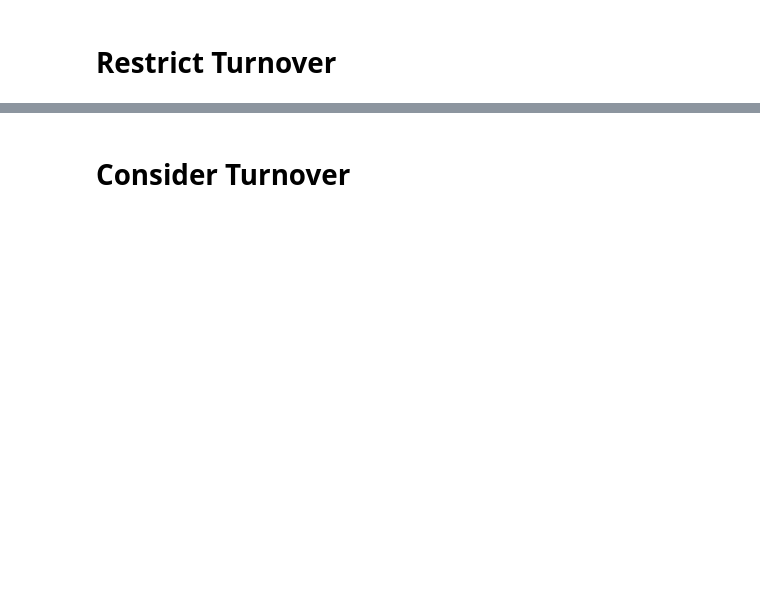
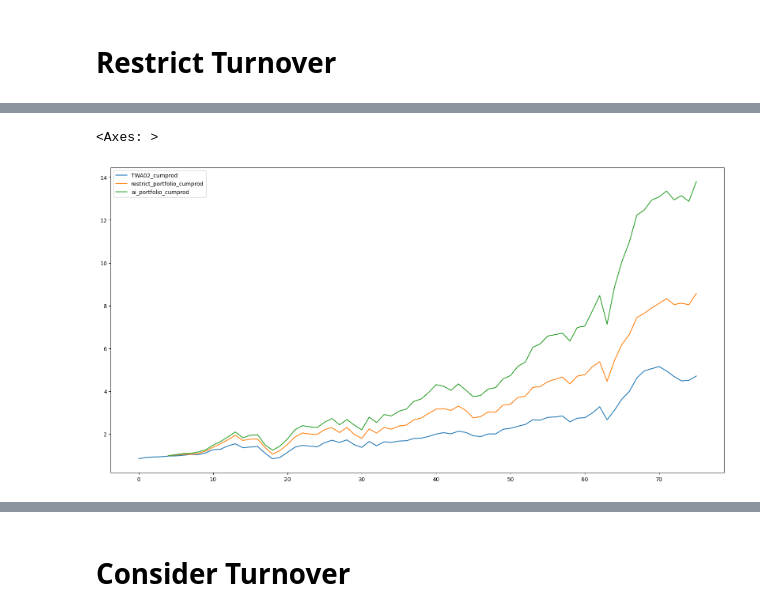
Before and after one commit to vayvay0993/hidiv, a Jupyter notebook: main_04_select_data.ipynb, the cells around one changed output, grey strips where cells are left out. Drawn from its saved outputs; the diff is of its cells as text; code cells hidden in the pictures; blank space fills up the shorter version.

Commit message:
benchmark compare

```diff
--- a/main_04_select_data.ipynb
+++ b/main_04_select_data.ipynb
@@ -298,7 +335,8 @@ df_select_filter_dividends_yield = df_select_filter_dividends_yield.reset_index(
 df_select_filter_dividends_yield_top_50 = df_select_filter_dividends_yield.groupby('date').apply(top_n, n=50, columns=['predict_rank'], ascending=[True])
 
 df_select_filter_dividends_yield_top_50.reset_index(drop=True, inplace=True)
-df_select_filter_dividends_yield_top_50_return = df_select_filter_dividends_yield_top_50.groupby('date')['y'].mean()
+# df_select_filter_dividends_yield_top_50_return = df_select_filter_dividends_yield_top_50.groupby('date')['y'].mean()
+df_select_filter_dividends_yield_top_50_return = df_select_filter_dividends_yield_top_50.groupby('date')['rebalance_period_return'].mean()
 print("不做選股Buffer | 只排序 1.模型預測")
 print(f"SR: {((df_select_filter_dividends_yield_top_50_return + 1).prod() ** (4/len(df_select_filter_dividends_yield_top_50_return)) -1 ) / (df_select_filter_dividends_yield_top_50_return.std() * np.sqrt(4)):.2f}")
 # Assuming your DataFrame is named df_returns
@@ -402,7 +441,8 @@ for i in range(apply_restrict_index, len(reb_lst)):
     df_restrict_result = pd.concat([df_restrict_result, df_restrict_result_temp], axis=0)
 
 df_restrict_result.reset_index(drop=True, inplace=True)
-df_restrict_result_return = df_restrict_result.groupby('date')['y'].mean()
+# df_restrict_result_return = df_restrict_result.groupby('date')['y'].mean()
+df_restrict_result_return = df_restrict_result.groupby('date')['rebalance_period_return'].mean()
 
 print(f'./data/model/{model_folder_name}/df_restrict_result_{apply_restrict_index}_{base_portfolio_number}_{restrict_portfolio_number}')
 df_restrict_result.to_feather(f'./data/model/{model_folder_name}/df_restrict_result_{apply_restrict_index}_{base_portfolio_number}_{restrict_portfolio_number}.feather')
@@ -420,0 +463,10 @@ Std: 19.52%
+# %%
+df_restrict_portfolio = pd.DataFrame(df_restrict_result_return).reset_index()
+df_restrict_portfolio.columns = ['date','restrict_portfolio']
+df_restrict_portfolio['restrict_portfolio'] = df_restrict_portfolio['restrict_portfolio'] + 1
+
+df_portfolio = pd.DataFrame(df_select_filter_dividends_yield_top_50_return).reset_index()
+df_portfolio.columns = ['date','ai_portfolio']
+df_portfolio['ai_portfolio'] = df_portfolio['ai_portfolio'] + 1
+# %%
+df_benchmarks_all = pd.read_excel('./data/benchmarks.xlsx')
@@ -420,0 +488,27 @@ Std: 19.52%
+# %%
+df_benchmarks_temp = df_benchmarks_all[['日期','TWA02']].copy()
+df_benchmarks_temp.columns = ['date','TWA02']
+df_benchmarks_temp.dropna(inplace=True)
+# change the date format to datetime
+df_benchmarks_temp['date'] = pd.to_datetime(df_benchmarks_temp['date'], format='%Y/%m/%d')
+df_benchmarks_temp.sort_values('date', inplace=True)
+df_benchmarks = pd.merge(df_rebalance_date, df_benchmarks_temp, on='date', how='left')
+
+df_benchmarks.dropna(inplace=True)
+df_benchmarks.reset_index(drop=True, inplace=True)
+df_benchmarks['TWA02_adj'] = df_benchmarks['TWA02'] / df_benchmarks['TWA02'].iloc[0]
+df_benchmarks['TWA02'] = df_benchmarks['TWA02'].astype(float)
+# shift -1 for calculate the return
+df_benchmarks['TWA02_shift'] = df_benchmarks['TWA02'].shift(-1)
+df_benchmarks['TWA02_return'] = df_benchmarks['TWA02_shift'] / df_benchmarks['TWA02']
+
+df_benchmarks = df_benchmarks.merge(df_restrict_portfolio, on='date', how='left')
+df_benchmarks = df_benchmarks.merge(df_portfolio, on='date', how='left')
+df_benchmarks['TWA02_cumprod'] = df_benchmarks['TWA02_return'].cumprod()
+df_benchmarks['restrict_portfolio_cumprod'] = df_benchmarks['restrict_portfolio'].cumprod()
+df_benchmarks['ai_portfolio_cumprod'] = df_benchmarks['ai_portfolio'].cumprod()
+
+df_benchmarks[['TWA02_cumprod','restrict_portfolio_cumprod','ai_portfolio_cumprod']].plot(figsize=(20,10))
+# %% [output]
+<Axes: >
+[figure, added]
```
Also changed, not shown: parts of 23 cells of this notebook, 6 other files.
